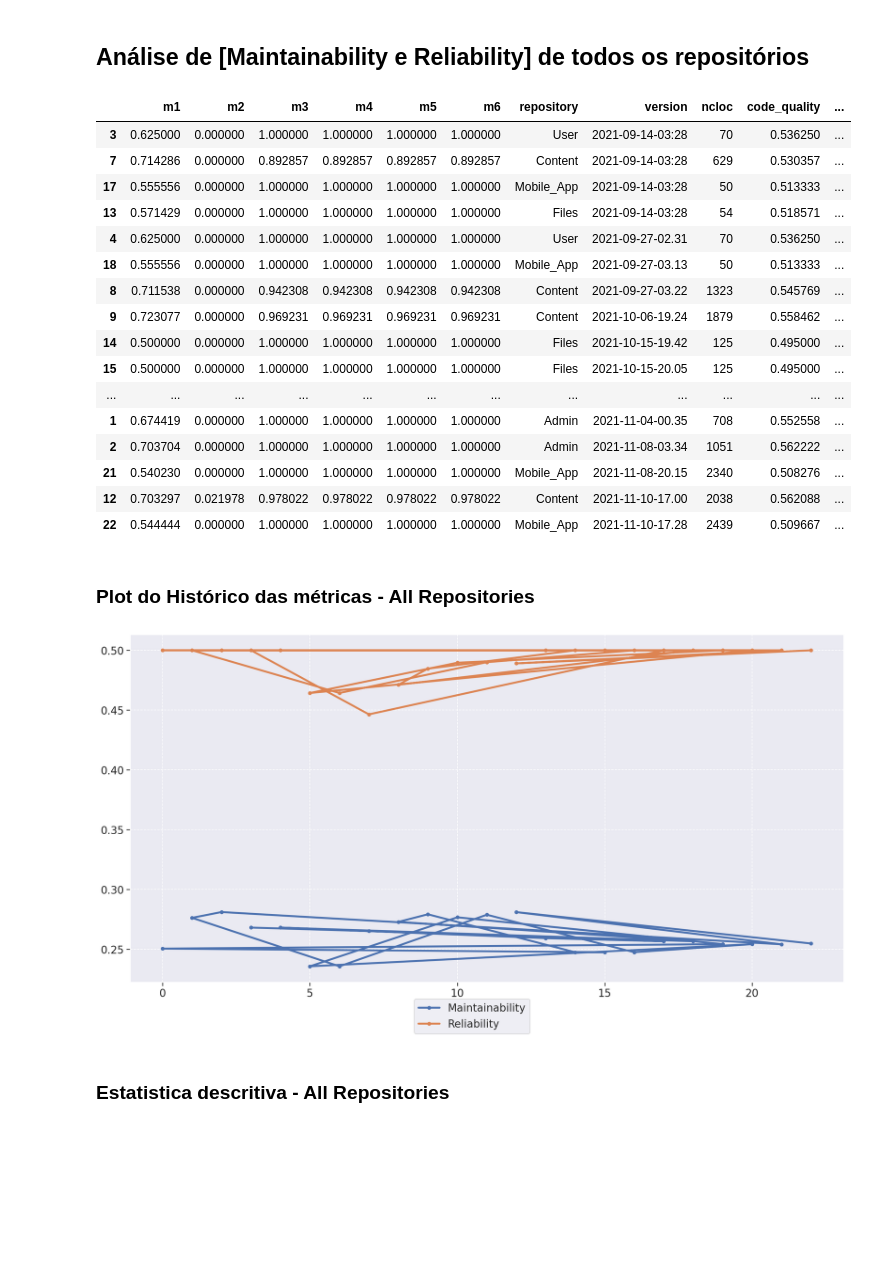
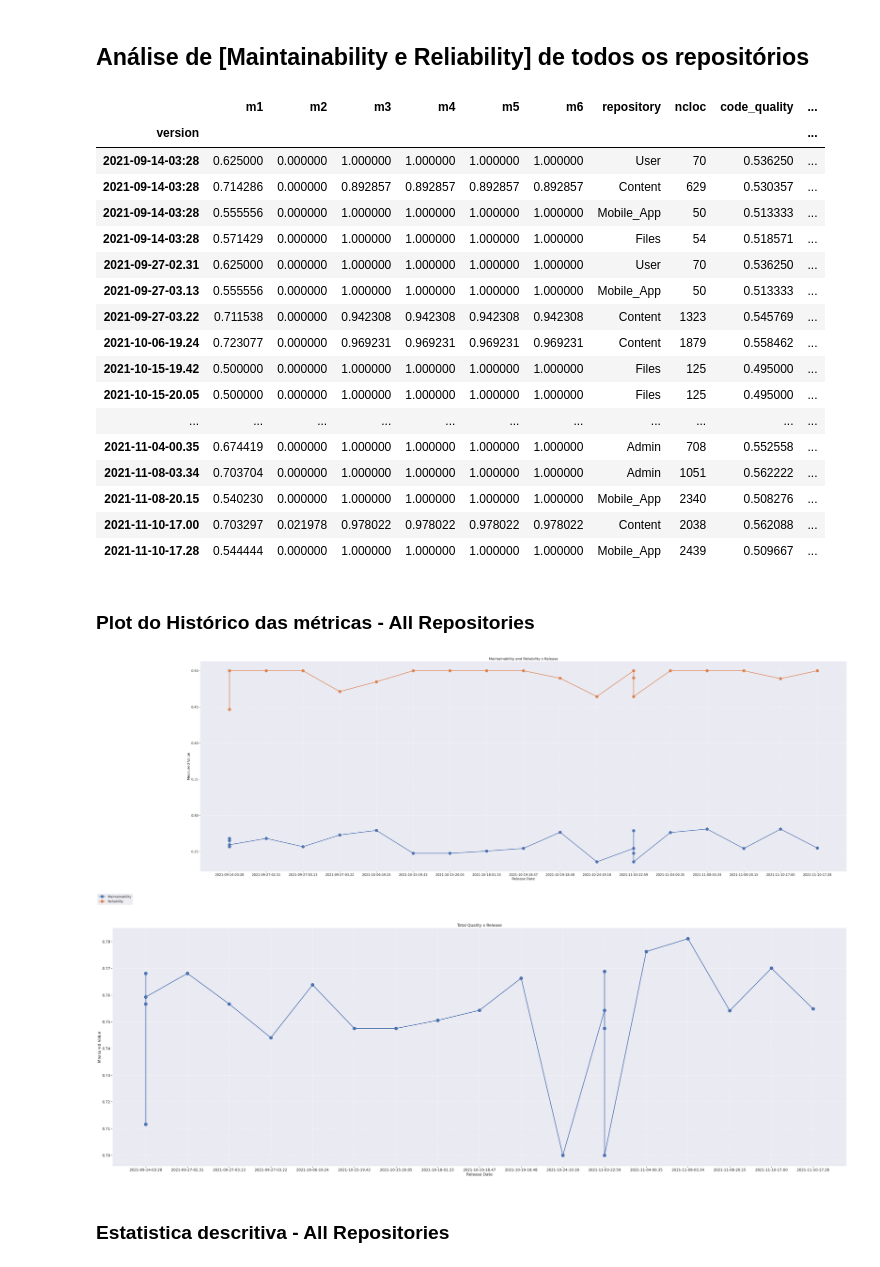
Before and after one commit to fga-eps-mds/2021.1-Multilind-Docs, a Jupyter notebook: analytics/analytics.ipynb, the cells around one changed output. Saved outputs shown, nothing was run; the diff lists cells and outputs as text; code cells hidden in the pictures; blank space fills up the shorter version.

Commit message:
feat: add graph labels and plot total graph

```diff
--- a/analytics/analytics.ipynb
+++ b/analytics/analytics.ipynb
@@ -439,12 +439,24 @@ def generate_box(data, repository):
 # %%
 #plot history
 def plot_history(df, repository):
-    fig = plt.figure(figsize=(20, 10))
-    plt.plot(df['Maintainability'], linewidth=3, marker='o', markersize=5, label='Maintainability')
-    plt.plot(df['Reliability'], linewidth=3, marker='o', markersize=5, label='Reliability')
-    fig.legend(loc='lower center')
-    # plt.ylim(.45,.7)
+    if repository == 'All repositories':
+        fig = plt.figure(figsize=(60, 20))
+    else:
+        fig = plt.figure(figsize=(20, 10))
+    plt.xlabel('Release Date')
+    plt.ylabel('Measured Value')
+    plt.plot(df['Maintainability'], marker='o', markersize=15, linewidth=3, label='Maintainability')
+    plt.plot(df['Reliability'], linewidth=3, marker='o', markersize=15, label='Reliability')
+    plt.title('Maintainability and Reliability x Release')
+    fig.legend(loc='lower left')
     plt.show()
+def plot_history_total(df, repository):
+    fig = plt.figure(figsize=(60, 20))
+    plt.xlabel('Release Date')
+    plt.ylabel('Measured Value')
+    plt.plot(df['total'], marker='o', markersize=15, linewidth=3, label='Total')
+    plt.title('Total Quality x Release')
+    plt.show()
 # %% [markdown]
 ### Sub characteristic aggregation
 
@@ -478,6 +490,8 @@ mobile_app_metrics['testing_status'] = ((mobile_app_metrics['m4']*pm4) + (mobile
 Ellipsis
 # %%
 metrics_df = pd.concat([admin_metrics, user_metrics, content_metrics, files_metrics, mobile_app_metrics], ignore_index=True)
+metrics_df.set_index('version', inplace=True)
+metrics_df.sort_values('version', inplace=True)
 metrics_df['Maintainability'] = metrics_df['code_quality'] * pc1
 metrics_df['Reliability'] = metrics_df['testing_status'] * pc2
 metrics_df['total'] = metrics_df['Maintainability'] + metrics_df['Reliability']
@@ -882,33 +901,36 @@ generate_box(generic_df, repository)
 # %% [markdown]
 ## Análise de  [Maintainability e Reliability] de todos os repositórios
 # %%
-generic_df = metrics_df.sort_values('version')
+generic_df = metrics_df
 repository = "All repositories"
 generic_df
 # %% [output]
-|  | m1 | m2 | m3 | m4 | m5 | m6 | repository | version | ncloc | code_quality | ... |
-| 3 | 0.625000 | 0.000000 | 1.000000 | 1.000000 | 1.000000 | 1.000000 | User | 2021-09-14-03:28 | 70 | 0.536250 | ... |
-| 7 | 0.714286 | 0.000000 | 0.892857 | 0.892857 | 0.892857 | 0.892857 | Content | 2021-09-14-03:28 | 629 | 0.530357 | ... |
-| 17 | 0.555556 | 0.000000 | 1.000000 | 1.000000 | 1.000000 | 1.000000 | Mobile_App | 2021-09-14-03:28 | 50 | 0.513333 | ... |
-| 13 | 0.571429 | 0.000000 | 1.000000 | 1.000000 | 1.000000 | 1.000000 | Files | 2021-09-14-03:28 | 54 | 0.518571 | ... |
-| 4 | 0.625000 | 0.000000 | 1.000000 | 1.000000 | 1.000000 | 1.000000 | User | 2021-09-27-02.31 | 70 | 0.536250 | ... |
-| 18 | 0.555556 | 0.000000 | 1.000000 | 1.000000 | 1.000000 | 1.000000 | Mobile_App | 2021-09-27-03.13 | 50 | 0.513333 | ... |
-| 8 | 0.711538 | 0.000000 | 0.942308 | 0.942308 | 0.942308 | 0.942308 | Content | 2021-09-27-03.22 | 1323 | 0.545769 | ... |
-| 9 | 0.723077 | 0.000000 | 0.969231 | 0.969231 | 0.969231 | 0.969231 | Content | 2021-10-06-19.24 | 1879 | 0.558462 | ... |
-| 14 | 0.500000 | 0.000000 | 1.000000 | 1.000000 | 1.000000 | 1.000000 | Files | 2021-10-15-19.42 | 125 | 0.495000 | ... |
-| 15 | 0.500000 | 0.000000 | 1.000000 | 1.000000 | 1.000000 | 1.000000 | Files | 2021-10-15-20.05 | 125 | 0.495000 | ... |
-| ... | ... | ... | ... | ... | ... | ... | ... | ... | ... | ... | ... |
-| 1 | 0.674419 | 0.000000 | 1.000000 | 1.000000 | 1.000000 | 1.000000 | Admin | 2021-11-04-00.35 | 708 | 0.552558 | ... |
-| 2 | 0.703704 | 0.000000 | 1.000000 | 1.000000 | 1.000000 | 1.000000 | Admin | 2021-11-08-03.34 | 1051 | 0.562222 | ... |
-| 21 | 0.540230 | 0.000000 | 1.000000 | 1.000000 | 1.000000 | 1.000000 | Mobile_App | 2021-11-08-20.15 | 2340 | 0.508276 | ... |
-| 12 | 0.703297 | 0.021978 | 0.978022 | 0.978022 | 0.978022 | 0.978022 | Content | 2021-11-10-17.00 | 2038 | 0.562088 | ... |
-| 22 | 0.544444 | 0.000000 | 1.000000 | 1.000000 | 1.000000 | 1.000000 | Mobile_App | 2021-11-10-17.28 | 2439 | 0.509667 | ... |
+|  | m1 | m2 | m3 | m4 | m5 | m6 | repository | ncloc | code_quality | ... |
+| version |  |  |  |  |  |  |  |  |  | ... |
+| 2021-09-14-03:28 | 0.625000 | 0.000000 | 1.000000 | 1.000000 | 1.000000 | 1.000000 | User | 70 | 0.536250 | ... |
+| 2021-09-14-03:28 | 0.714286 | 0.000000 | 0.892857 | 0.892857 | 0.892857 | 0.892857 | Content | 629 | 0.530357 | ... |
+| 2021-09-14-03:28 | 0.555556 | 0.000000 | 1.000000 | 1.000000 | 1.000000 | 1.000000 | Mobile_App | 50 | 0.513333 | ... |
+| 2021-09-14-03:28 | 0.571429 | 0.000000 | 1.000000 | 1.000000 | 1.000000 | 1.000000 | Files | 54 | 0.518571 | ... |
+| 2021-09-27-02.31 | 0.625000 | 0.000000 | 1.000000 | 1.000000 | 1.000000 | 1.000000 | User | 70 | 0.536250 | ... |
+| 2021-09-27-03.13 | 0.555556 | 0.000000 | 1.000000 | 1.000000 | 1.000000 | 1.000000 | Mobile_App | 50 | 0.513333 | ... |
+| 2021-09-27-03.22 | 0.711538 | 0.000000 | 0.942308 | 0.942308 | 0.942308 | 0.942308 | Content | 1323 | 0.545769 | ... |
+| 2021-10-06-19.24 | 0.723077 | 0.000000 | 0.969231 | 0.969231 | 0.969231 | 0.969231 | Content | 1879 | 0.558462 | ... |
+| 2021-10-15-19.42 | 0.500000 | 0.000000 | 1.000000 | 1.000000 | 1.000000 | 1.000000 | Files | 125 | 0.495000 | ... |
+| 2021-10-15-20.05 | 0.500000 | 0.000000 | 1.000000 | 1.000000 | 1.000000 | 1.000000 | Files | 125 | 0.495000 | ... |
+| ... | ... | ... | ... | ... | ... | ... | ... | ... | ... | ... |
+| 2021-11-04-00.35 | 0.674419 | 0.000000 | 1.000000 | 1.000000 | 1.000000 | 1.000000 | Admin | 708 | 0.552558 | ... |
+| 2021-11-08-03.34 | 0.703704 | 0.000000 | 1.000000 | 1.000000 | 1.000000 | 1.000000 | Admin | 1051 | 0.562222 | ... |
+| 2021-11-08-20.15 | 0.540230 | 0.000000 | 1.000000 | 1.000000 | 1.000000 | 1.000000 | Mobile_App | 2340 | 0.508276 | ... |
+| 2021-11-10-17.00 | 0.703297 | 0.021978 | 0.978022 | 0.978022 | 0.978022 | 0.978022 | Content | 2038 | 0.562088 | ... |
+| 2021-11-10-17.28 | 0.544444 | 0.000000 | 1.000000 | 1.000000 | 1.000000 | 1.000000 | Mobile_App | 2439 | 0.509667 | ... |
 # %% [markdown]
 ### Plot do Histórico das métricas - All Repositories
 # %%
 plot_history(generic_df, repository)
+plot_history_total(generic_df, repository)
 # %% [output]
-[figure, old version]
+[figure, new version]
+[figure, added]
 # %% [markdown]
 ### Estatistica descritiva - All Repositories
 # %%
```
Also changed, not shown: parts of 11 cells of this notebook, 2 other files.
